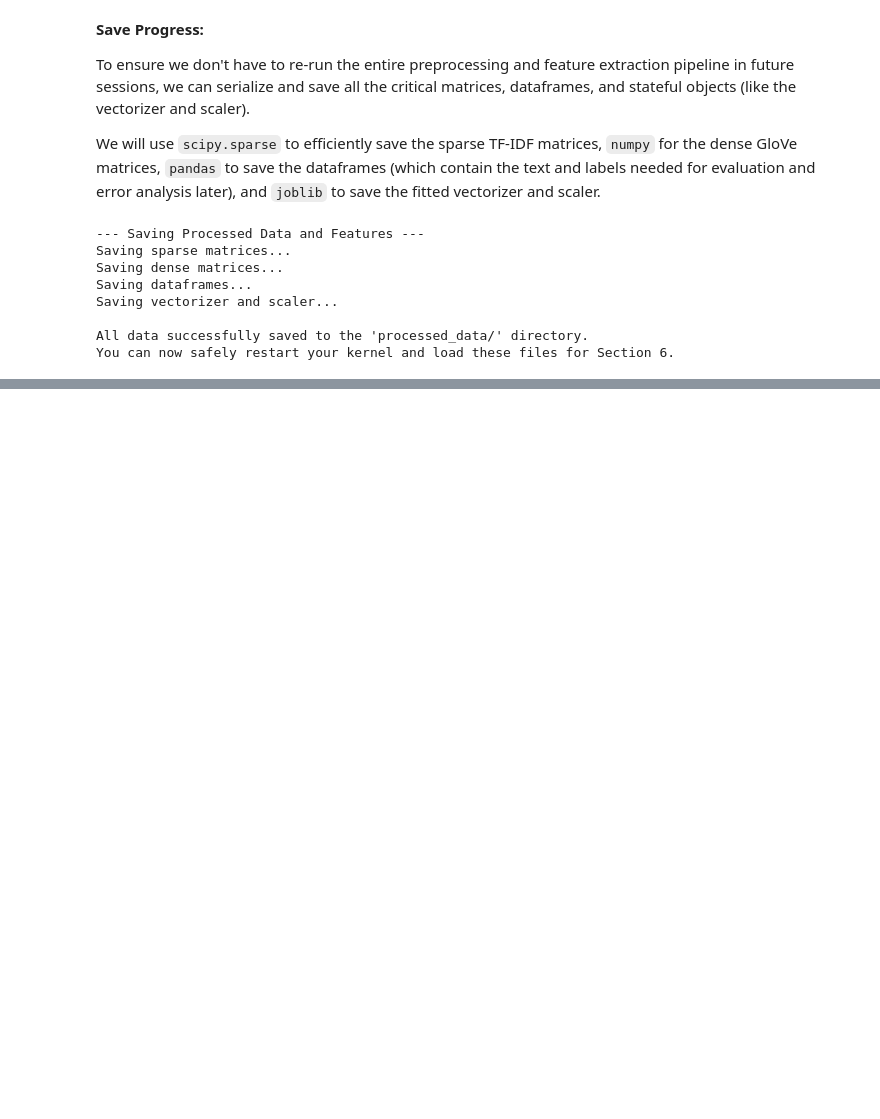
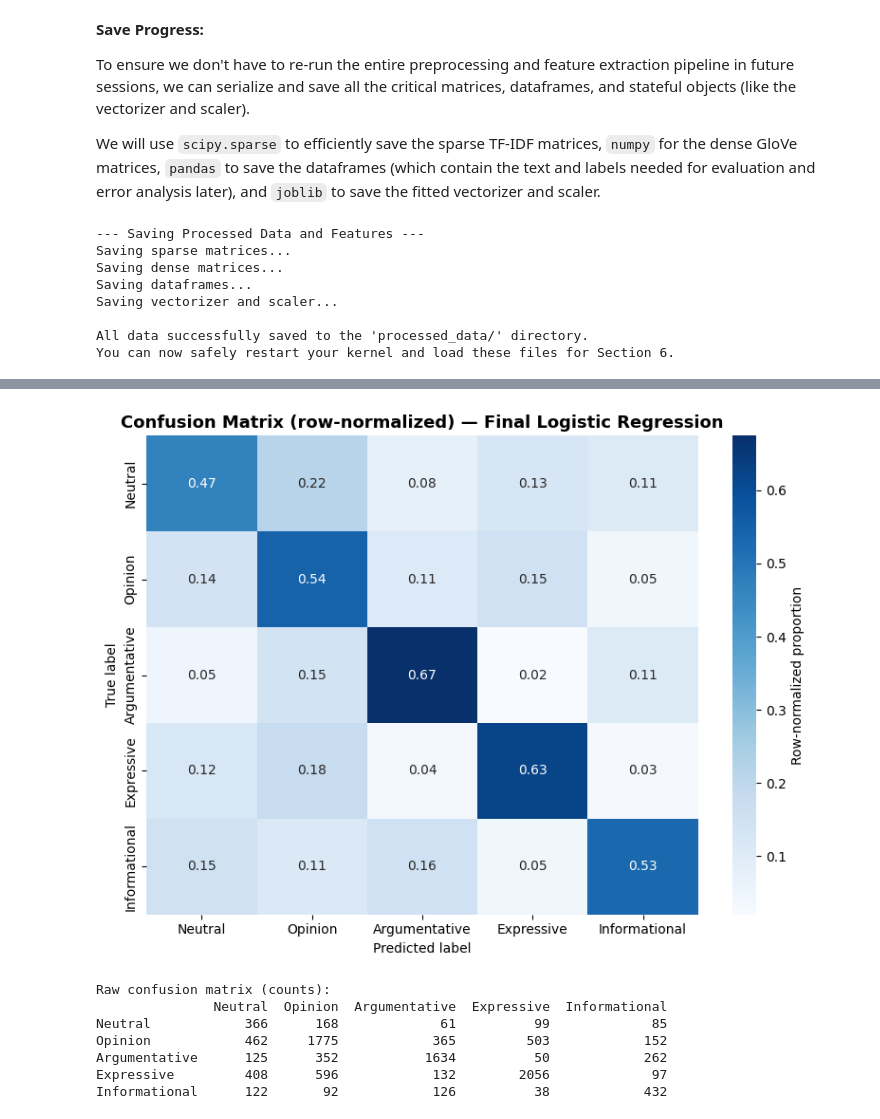
Before and after one commit to antonioromao03/PLN-Text_Classification, a Jupyter notebook: text_classification.ipynb, the cells around one changed output, grey strips where cells are left out. Cells and saved outputs as stored; diff of their text form; code cells hidden in the pictures; blank space fills up the shorter version.

```diff
--- a/text_classification.ipynb
+++ b/text_classification.ipynb
@@ -1407,0 +1798,35 @@ You can now safely restart your kernel and load these files for Section 6.
+# %%
+from sklearn.metrics import confusion_matrix
+import matplotlib.pyplot as plt
+import seaborn as sns
+
+# Pass labels explicitly to guarantee alignment
+cm = confusion_matrix(y_test, y_pred_final_te, labels=list(id2label.keys()), normalize='true')
+cm_raw = confusion_matrix(y_test, y_pred_final_te, labels=list(id2label.keys()))
+
+plt.figure(figsize=(8, 6))
+sns.heatmap(
+    cm,
+    annot=True, fmt='.2f', cmap='Blues',
+    xticklabels=label_names, yticklabels=label_names,
+    cbar_kws={'label': 'Row-normalized proportion'}
+)
+plt.title('Confusion Matrix (row-normalized) — Final Logistic Regression', fontsize=13, fontweight='bold')
+plt.xlabel('Predicted label')
+plt.ylabel('True label')
+plt.tight_layout()
+plt.show()
+
+# Also show the raw-count matrix for Section 8
+cm_raw = confusion_matrix(y_test, y_pred_final_te)
+print("\nRaw confusion matrix (counts):")
+print(pd.DataFrame(cm_raw, index=label_names, columns=label_names))
+# %% [output]
+[figure, added]
+Raw confusion matrix (counts):
+               Neutral  Opinion  Argumentative  Expressive  Informational
+Neutral            366      168             61          99             85
+Opinion            462     1775            365         503            152
+Argumentative      125      352           1634          50            262
+Expressive         408      596            132        2056             97
+Informational      122       92            126          38            432
```
Also changed, not shown: parts of 46 cells of this notebook, 1 other file.
